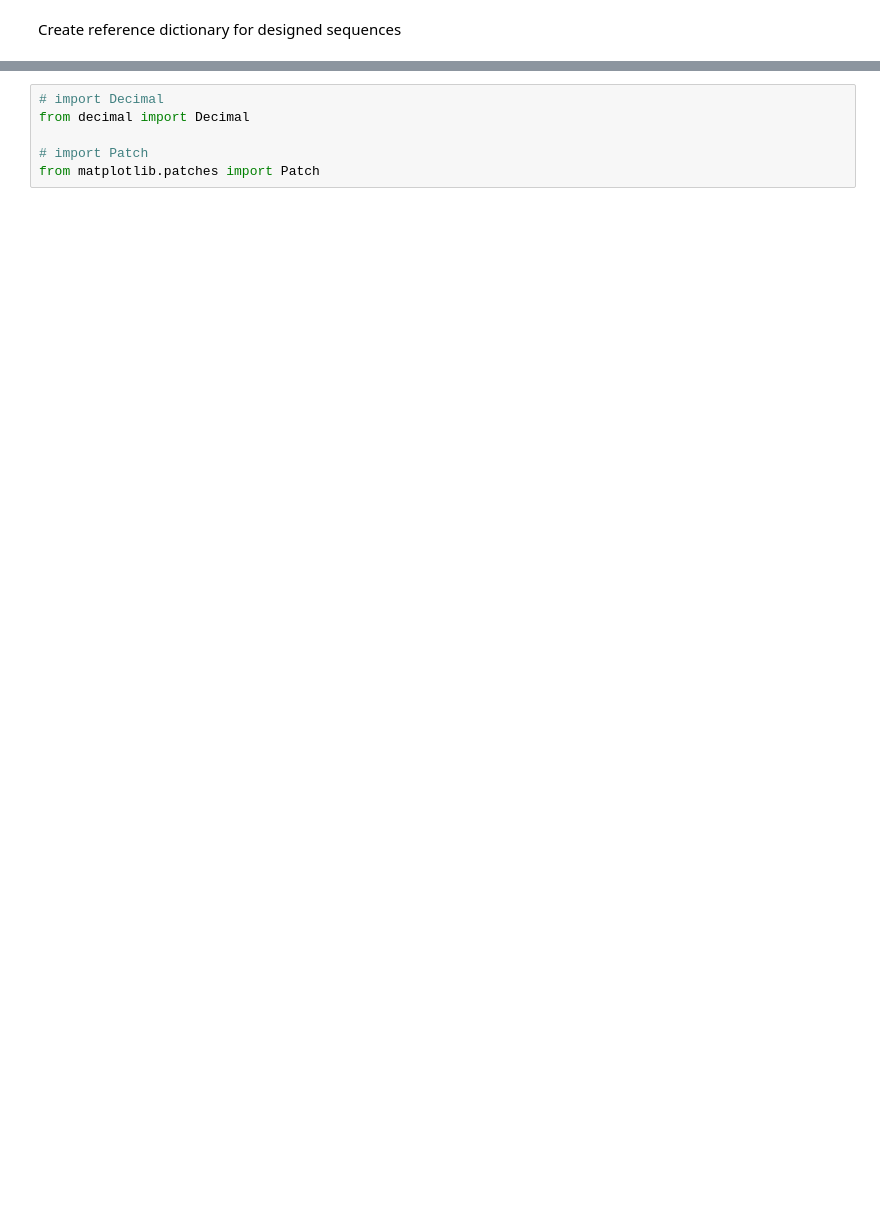
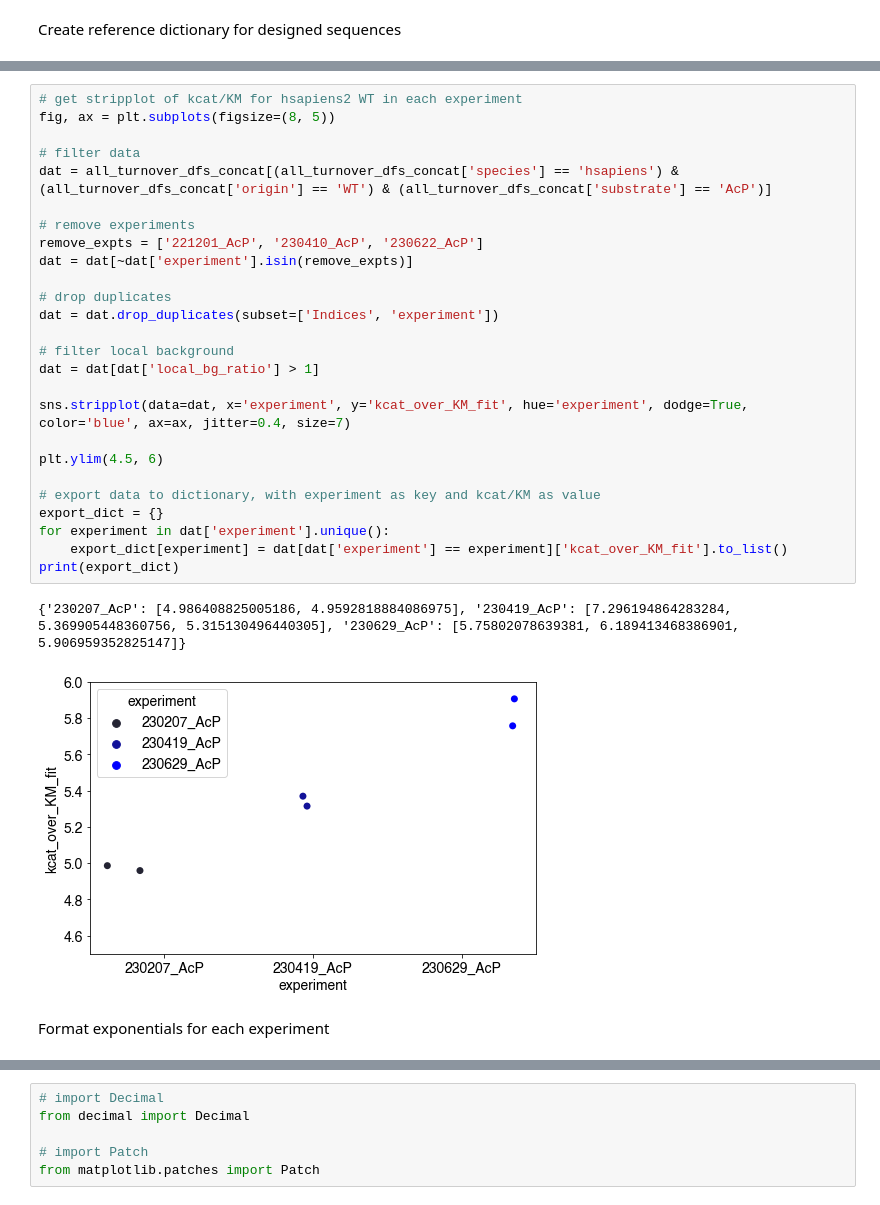
Before and after one commit to FordyceLab/htmek-workup, a Jupyter notebook: multi_experiment_aggregation/current_aggregation.ipynb, the cells around one changed output, grey strips where cells are left out. Cells and saved outputs as stored; diff of their text form; blank space fills up the shorter version.

```diff
--- a/multi_experiment_aggregation/current_aggregation.ipynb
+++ b/multi_experiment_aggregation/current_aggregation.ipynb
@@ -476,0 +752,31 @@ KeyError: "['k_obs'] not in index"
+# %%
+# get stripplot of kcat/KM for hsapiens2 WT in each experiment
+fig, ax = plt.subplots(figsize=(8, 5))
+
+# filter data
+dat = all_turnover_dfs_concat[(all_turnover_dfs_concat['species'] == 'hsapiens') & (all_turnover_dfs_concat['origin'] == 'WT') & (all_turnover_dfs_concat['substrate'] == 'AcP')]
+
+# remove experiments
+remove_expts = ['221201_AcP', '230410_AcP', '230622_AcP']
+dat = dat[~dat['experiment'].isin(remove_expts)]
+
+# drop duplicates
+dat = dat.drop_duplicates(subset=['Indices', 'experiment'])
+
+# filter local background
+dat = dat[dat['local_bg_ratio'] > 1]
+
+sns.stripplot(data=dat, x='experiment', y='kcat_over_KM_fit', hue='experiment', dodge=True, color='blue', ax=ax, jitter=0.4, size=7)
+
+plt.ylim(4.5, 6)
+
+# export data to dictionary, with experiment as key and kcat/KM as value
+export_dict = {}
+for experiment in dat['experiment'].unique():
+    export_dict[experiment] = dat[dat['experiment'] == experiment]['kcat_over_KM_fit'].to_list()
+print(export_dict)
+# %% [output]
+{'230207_AcP': [4.986408825005186, 4.9592818884086975], '230419_AcP': [7.296194864283284, 5.369905448360756, 5.315130496440305], '230629_AcP': [5.75802078639381, 6.189413468386901, 5.906959352825147]}
+[figure, added]
+# %% [markdown]
+Format exponentials for each experiment
```
Also changed, not shown: parts of 150 cells of this notebook, 4 other files.
